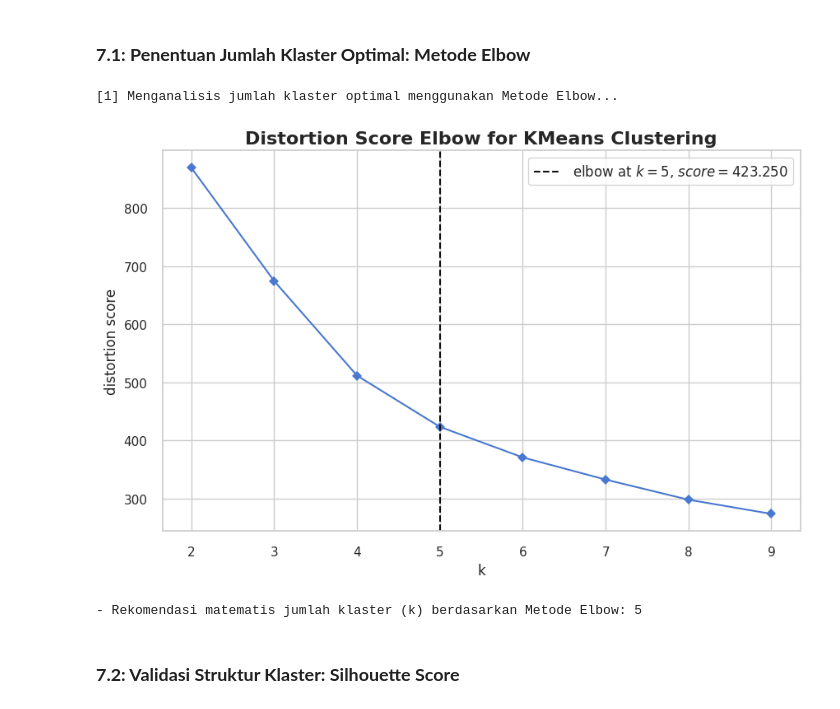
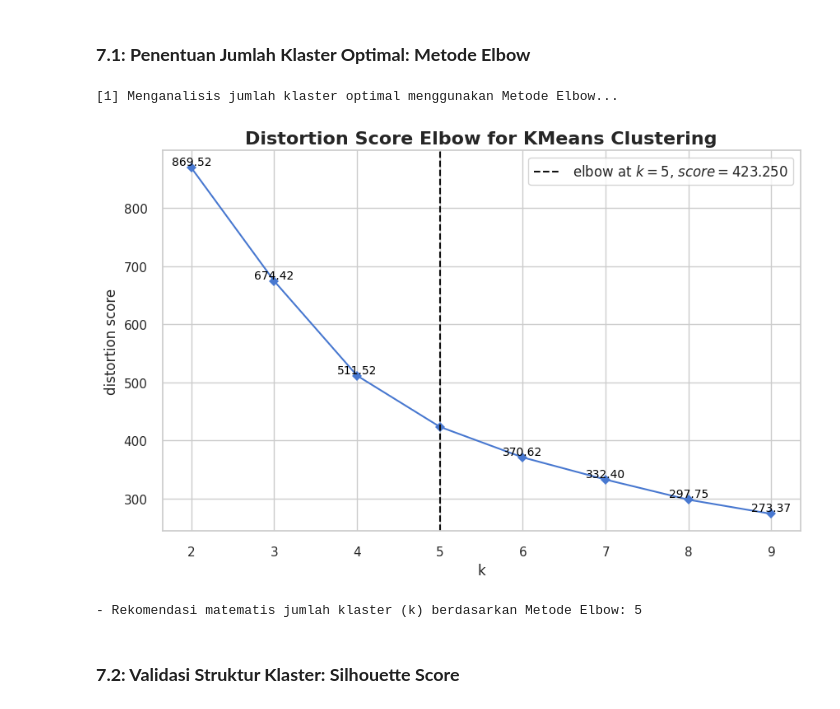
Before and after one commit to LatiefDataVisionary/DeepRice-Classifier-CNN, a Jupyter notebook: Notebook_KP_Fixx_v3.ipynb, the cells around one changed output. Saved outputs shown, nothing was run; the diff lists cells and outputs as text; code cells hidden in the pictures.

```diff
--- a/Notebook_KP_Fixx_v3.ipynb
+++ b/Notebook_KP_Fixx_v3.ipynb
@@ -1544,23 +1544,31 @@ Cuplikan 5 baris pertama data setelah Scaling (df_rfm_scaled):
 # %%
 print("[1] Menganalisis jumlah klaster optimal menggunakan Metode Elbow...")
 
 # Mengisolasi fitur yang akan digunakan untuk pemodelan dari data yang sudah distandarisasi
 X = df_rfm_scaled[['Recency', 'Frequency', 'Monetary']]
 
 # Menginisialisasi model K-Means dasar untuk evaluasi
 model_elbow = KMeans(random_state=42, init='k-means++', n_init=10)
 
 # Menggunakan KElbowVisualizer dari Yellowbrick untuk komputasi dan visualisasi otomatis
 visualizer_elbow = KElbowVisualizer(model_elbow, k=(2, 10), metric='distortion', timings=False)
 
 plt.figure(figsize=(10, 6))
 visualizer_elbow.fit(X)
+
+# Annotate each point with its distortion score, excluding k=5
+ax = visualizer_elbow.ax
+# Yellowbrick uses k_scores_ to store the metric values for each k
+for k_val, score in zip(visualizer_elbow.k_values_, visualizer_elbow.k_scores_):
+    if k_val != 5: # Exclude cluster 5 as requested
+        ax.text(k_val, score, f'{score:.2f}', ha='center', va='bottom', fontsize=10, color='black')
+
 visualizer_elbow.show()
 
 print(f"- Rekomendasi matematis jumlah klaster (k) berdasarkan Metode Elbow: {visualizer_elbow.elbow_value_}")
 # %% [output]
 [1] Menganalisis jumlah klaster optimal menggunakan Metode Elbow...
-[figure, old version]
+[figure, new version]
 - Rekomendasi matematis jumlah klaster (k) berdasarkan Metode Elbow: 5
 # %% [markdown]
 ### **7.2: Validasi Struktur Klaster: Silhouette Score**
```
Also changed, not shown: parts of 8 cells of this notebook.
